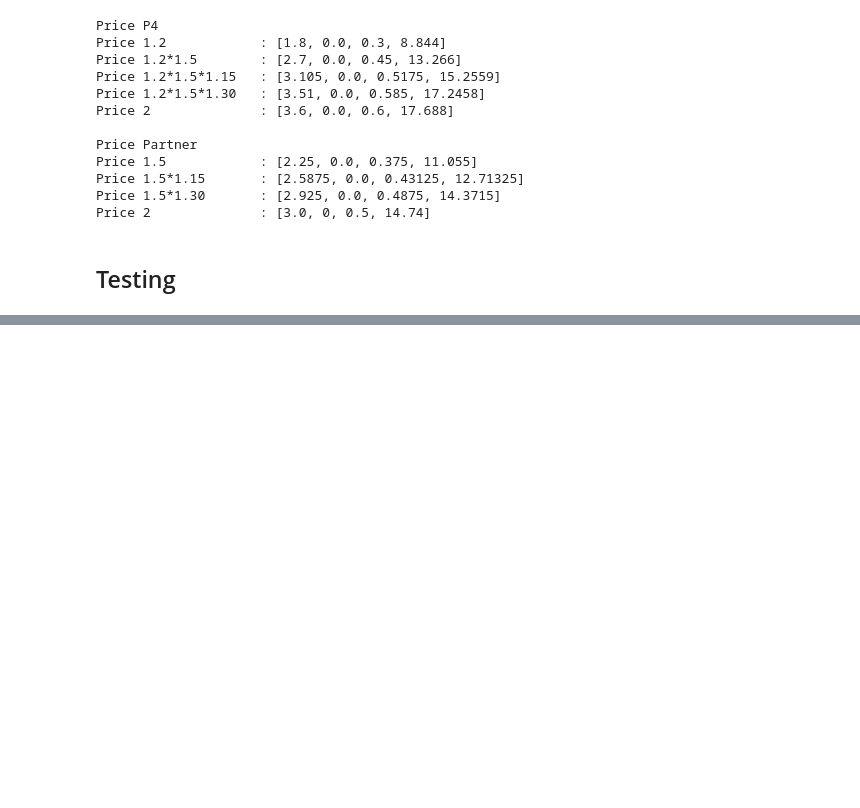
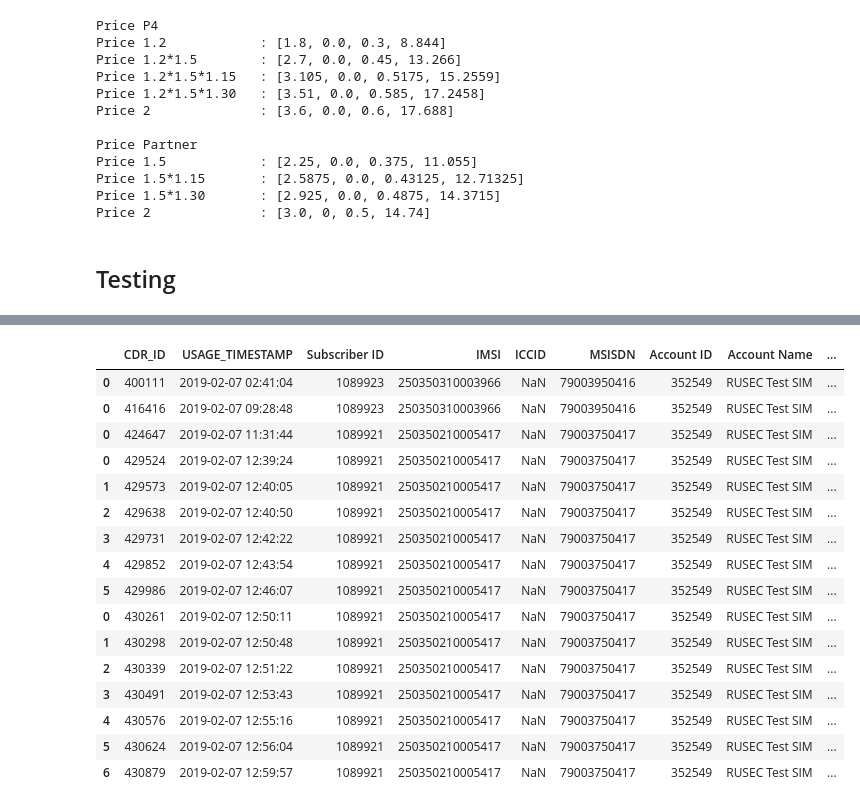
Before and after one commit to balobinp/RB_BD, a Jupyter notebook: RB_Desctop_Python3.ipynb, the cells around one changed output, grey strips where cells are left out. Cells and saved outputs as stored; diff of their text form; code cells hidden in the pictures; blank space fills up the shorter version.

```diff
--- a/RB_Desctop_Python3.ipynb
+++ b/RB_Desctop_Python3.ipynb
@@ -671,0 +709,83 @@ b
+# %%
+from os.path import isfile, isdir, join, normpath
+import os
+
+folder = r"c:\Users\balob\Downloads\new3"
+
+files = [file for file in os.listdir(folder) if isfile(join(folder, file)) and file.find('RUSEC') != -1]
+files
+
+ver4_col = ['CDR_ID',
+            'USAGE_TIMESTAMP',
+            'Subscriber ID',
+            'IMSI',
+            'ICCID',
+            'MSISDN',
+            'Account ID',
+            'Account Name',
+            'USAGE_TYPE_ID',
+            'USAGE_TYPE_DESCRIPTION',
+            'MCC',
+            'MNC',
+            'Network Name',
+            'Country Name',
+            'Tadig Code',
+            'Destination phone number',
+            'Session ID',
+            'APN',
+            'RAT (RadioAccessType)',
+            'IMEI',
+            'Download Bitrate',
+            'Upload Bitrate',
+            'QUANTITY',
+            'QUANTITY_DESCRIPTION',
+            'COST',
+]
+
+ver3_col = ['CDR_ID',
+            'USAGE_TIMESTAMP',
+            'Subscriber ID',
+            'IMSI',
+            'ICCID',
+            'MSISDN',
+            'Account ID',
+            'Account Name',
+            'USAGE_TYPE_ID',
+            'USAGE_TYPE_DESCRIPTION',
+            'MCC',
+            'MNC',
+            'Network Name',
+            'Country Name',
+            'Destination phone number',
+            'Session ID',
+            'QUANTITY',
+            'QUANTITY_DESCRIPTION',
+            'COST',
+]
+
+df = DataFrame(columns = ver4_col)
+#df = DataFrame()
+for file in files:
+    df = df.append(pd.read_csv(join(folder, file), parse_dates=['USAGE_TIMESTAMP'], dtype='str', header=None, names=ver4_col))
+    #df = df.append(pd.read_csv(join(folder, file), dtype='str', header=None))
+
+df.to_csv(join(folder, 'joined_nrt_cdr.csv'), index=False)
+df
+# %% [output]
+|  | CDR_ID | USAGE_TIMESTAMP | Subscriber ID | IMSI | ICCID | MSISDN | Account ID | Account Name | ... |
+| 0 | 400111 | 2019-02-07 02:41:04 | 1089923 | 250350310003966 | NaN | 79003950416 | 352549 | RUSEC Test SIM | ... |
+| 0 | 416416 | 2019-02-07 09:28:48 | 1089923 | 250350310003966 | NaN | 79003950416 | 352549 | RUSEC Test SIM | ... |
+| 0 | 424647 | 2019-02-07 11:31:44 | 1089921 | 250350210005417 | NaN | 79003750417 | 352549 | RUSEC Test SIM | ... |
+| 0 | 429524 | 2019-02-07 12:39:24 | 1089921 | 250350210005417 | NaN | 79003750417 | 352549 | RUSEC Test SIM | ... |
+| 1 | 429573 | 2019-02-07 12:40:05 | 1089921 | 250350210005417 | NaN | 79003750417 | 352549 | RUSEC Test SIM | ... |
+| 2 | 429638 | 2019-02-07 12:40:50 | 1089921 | 250350210005417 | NaN | 79003750417 | 352549 | RUSEC Test SIM | ... |
+| 3 | 429731 | 2019-02-07 12:42:22 | 1089921 | 250350210005417 | NaN | 79003750417 | 352549 | RUSEC Test SIM | ... |
+| 4 | 429852 | 2019-02-07 12:43:54 | 1089921 | 250350210005417 | NaN | 79003750417 | 352549 | RUSEC Test SIM | ... |
+| 5 | 429986 | 2019-02-07 12:46:07 | 1089921 | 250350210005417 | NaN | 79003750417 | 352549 | RUSEC Test SIM | ... |
+| 0 | 430261 | 2019-02-07 12:50:11 | 1089921 | 250350210005417 | NaN | 79003750417 | 352549 | RUSEC Test SIM | ... |
+| 1 | 430298 | 2019-02-07 12:50:48 | 1089921 | 250350210005417 | NaN | 79003750417 | 352549 | RUSEC Test SIM | ... |
+| 2 | 430339 | 2019-02-07 12:51:22 | 1089921 | 250350210005417 | NaN | 79003750417 | 352549 | RUSEC Test SIM | ... |
+| 3 | 430491 | 2019-02-07 12:53:43 | 1089921 | 250350210005417 | NaN | 79003750417 | 352549 | RUSEC Test SIM | ... |
+| 4 | 430576 | 2019-02-07 12:55:16 | 1089921 | 250350210005417 | NaN | 79003750417 | 352549 | RUSEC Test SIM | ... |
+| 5 | 430624 | 2019-02-07 12:56:04 | 1089921 | 250350210005417 | NaN | 79003750417 | 352549 | RUSEC Test SIM | ... |
+| 6 | 430879 | 2019-02-07 12:59:57 | 1089921 | 250350210005417 | NaN | 79003750417 | 352549 | RUSEC Test SIM | ... |
```
Also changed, not shown: parts of 35 cells of this notebook, 12 other files.
